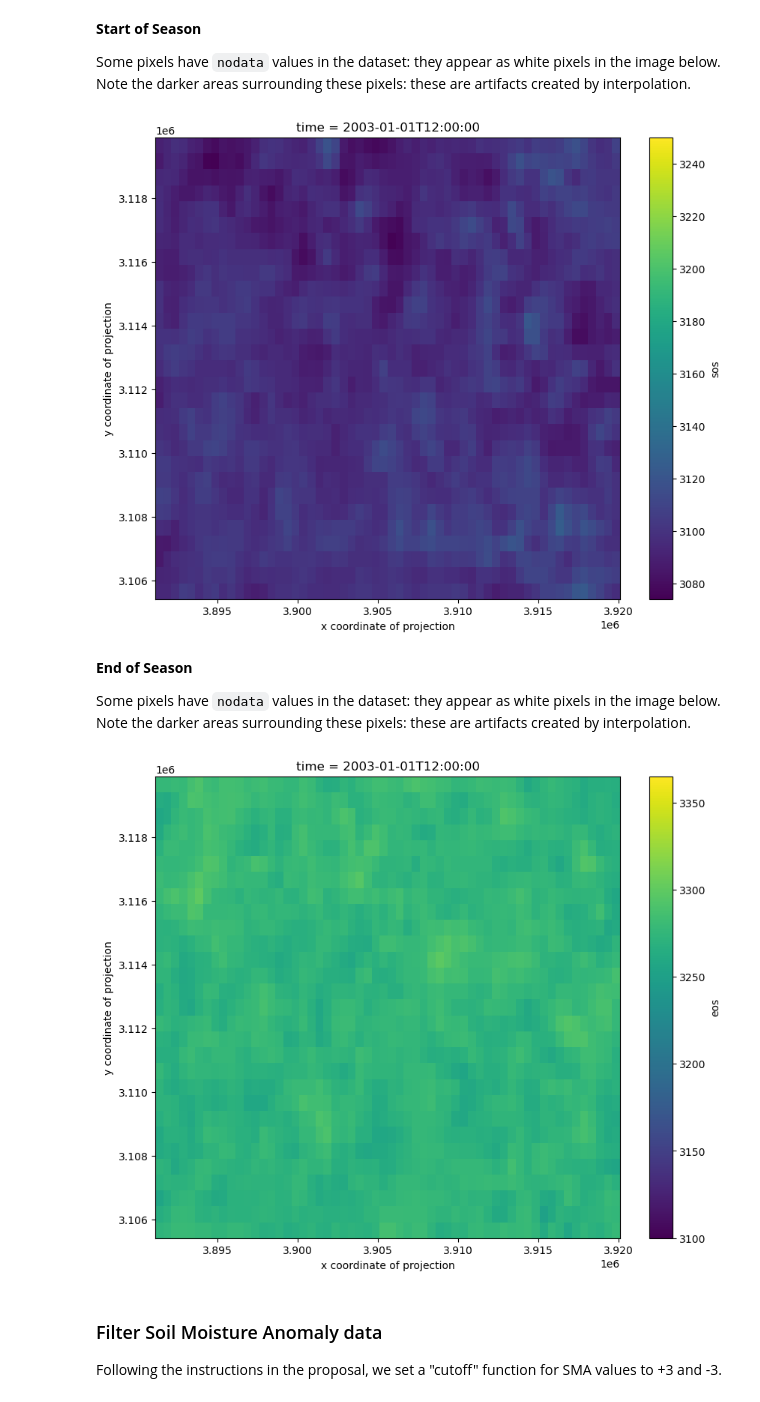
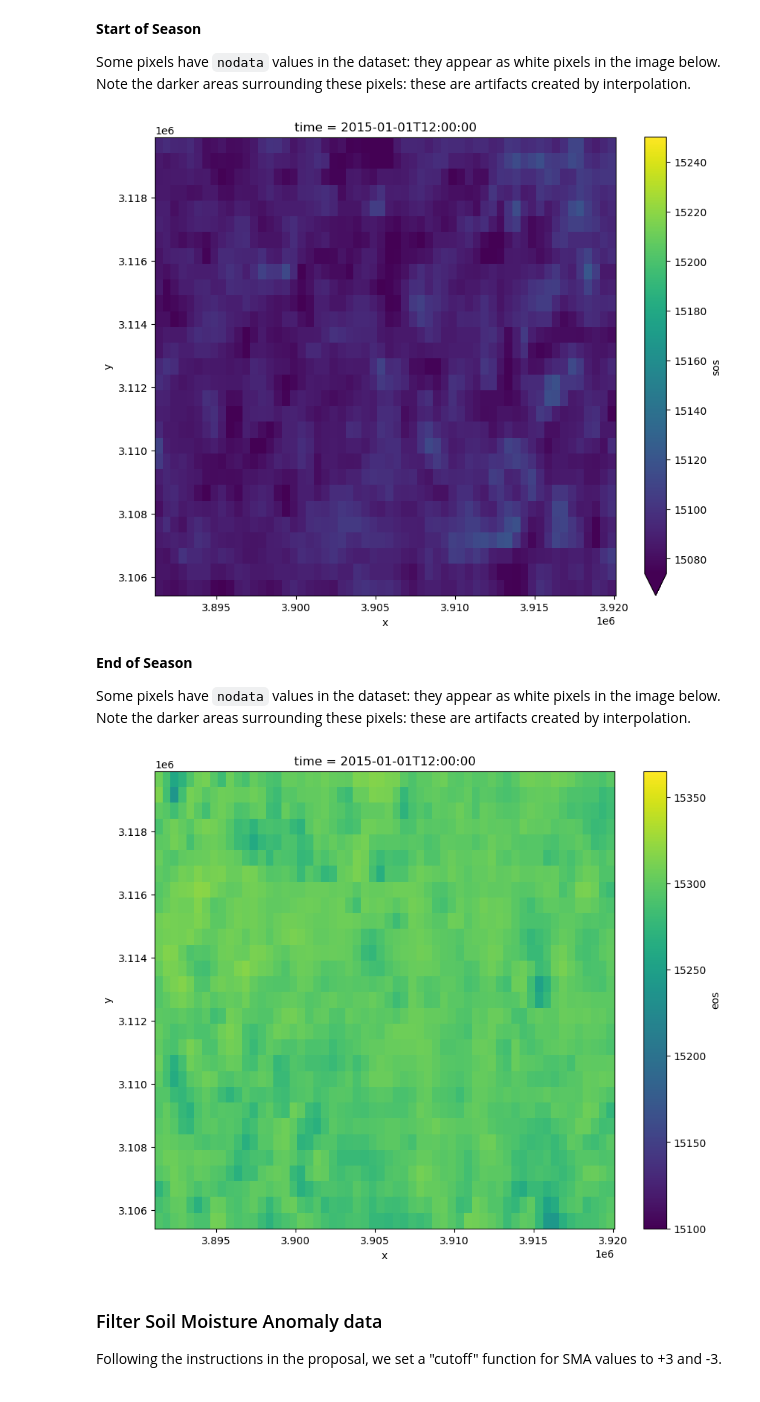
Before and after one commit to VITObelgium/HR-VPP-High-Resolution-Vegetation-Phenology-and-Productivity, a Jupyter notebook: scripts/usecases/notebooks/HR-VPP_drought_usecase.ipynb, the cells around one changed output. Cells and saved outputs as stored; diff of their text form; code cells hidden in the pictures.

Commit message:
Vesion2021_10_08: Update of the xcube methodology to allow processing multiple years

```diff
--- a/scripts/usecases/notebooks/HR-VPP_drought_usecase.ipynb
+++ b/scripts/usecases/notebooks/HR-VPP_drought_usecase.ipynb
@@ -174,3 +173,8 @@ EEA_timesat_collection = "e541af9d-a9f4-4aba-8952-e5d2a73fcb0d"
+# %%
+years_range = [2015,2019] #options between 2000-2019
+years_names = list(np.arange(years_range[0],years_range[-1]+1,1))
+
+N_years = len(years_names) # the amount of years that should be retrieved
 # %% [markdown]
 # Section 1: xcube <a id='xcube'></a>
 
@@ -191,11 +195,12 @@ spatial_res = 500  # in meters
 The timesat collection (which includes the SOS and EOS datasets) contains a dataset for each year. The date is set by default to the 1st January. Here, we will request the `sos` and `eos` bands from the collection for 2019.
 # %%
 # SOS and EOS
+
 cube_config_timesat = CubeConfig(dataset_name='CUSTOM',
                              band_names=['sos', 'eos'],
                              bbox=aoi_coords,
                              crs = projection_code,
-                             time_range=['2003-01-01', '2009-01-01'],
+                             time_range=['{}-01-01'.format(str(years_range[0])), '{}-01-01'.format(str(years_range[-1]))],
                              time_period="1d",
                              spatial_res=spatial_res,
                              band_sample_types='UINT16',
@@ -274,19 +276,19 @@ plt.show()
 
 Some pixels have `nodata` values in the dataset: they appear as white pixels in the image below. Note the darker areas surrounding these pixels: these are artifacts created by interpolation.
 # %%
-timesat_cube["sos"].isel(time=0).plot.imshow(figsize=(10,8), vmin=3074, vmax=3250)
+timesat_cube["sos"].isel(time=0).plot.imshow(figsize=(10,8), vmin=15074, vmax=15250)
 plt.show()
 # %% [output]
-[figure, old version]
+[figure, new version]
 # %% [markdown]
 **End of Season**
 
 Some pixels have `nodata` values in the dataset: they appear as white pixels in the image below. Note the darker areas surrounding these pixels: these are artifacts created by interpolation.
 # %%
-timesat_cube["eos"].isel(time=0).plot.imshow(figsize=(10,8), vmin=3100, vmax=3365)
+timesat_cube["eos"].isel(time=0).plot.imshow(figsize=(10,8), vmin = 15100, vmax=15365)
 plt.show()
 # %% [output]
-[figure, old version]
+[figure, new version]
 # %% [markdown]
 ### Filter Soil Moisture Anomaly data
 
```
Also changed, not shown: parts of 35 cells of this notebook.
